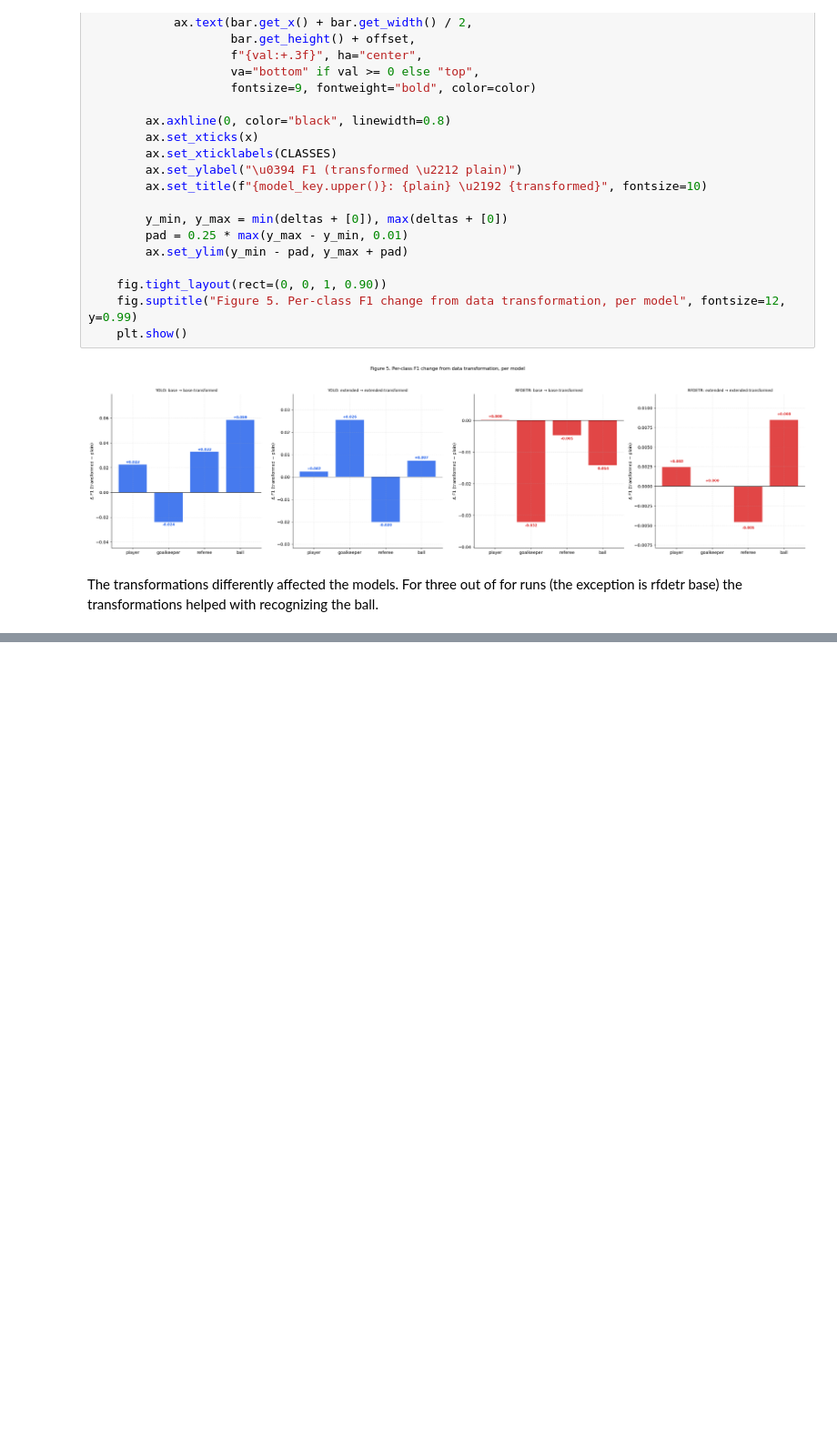
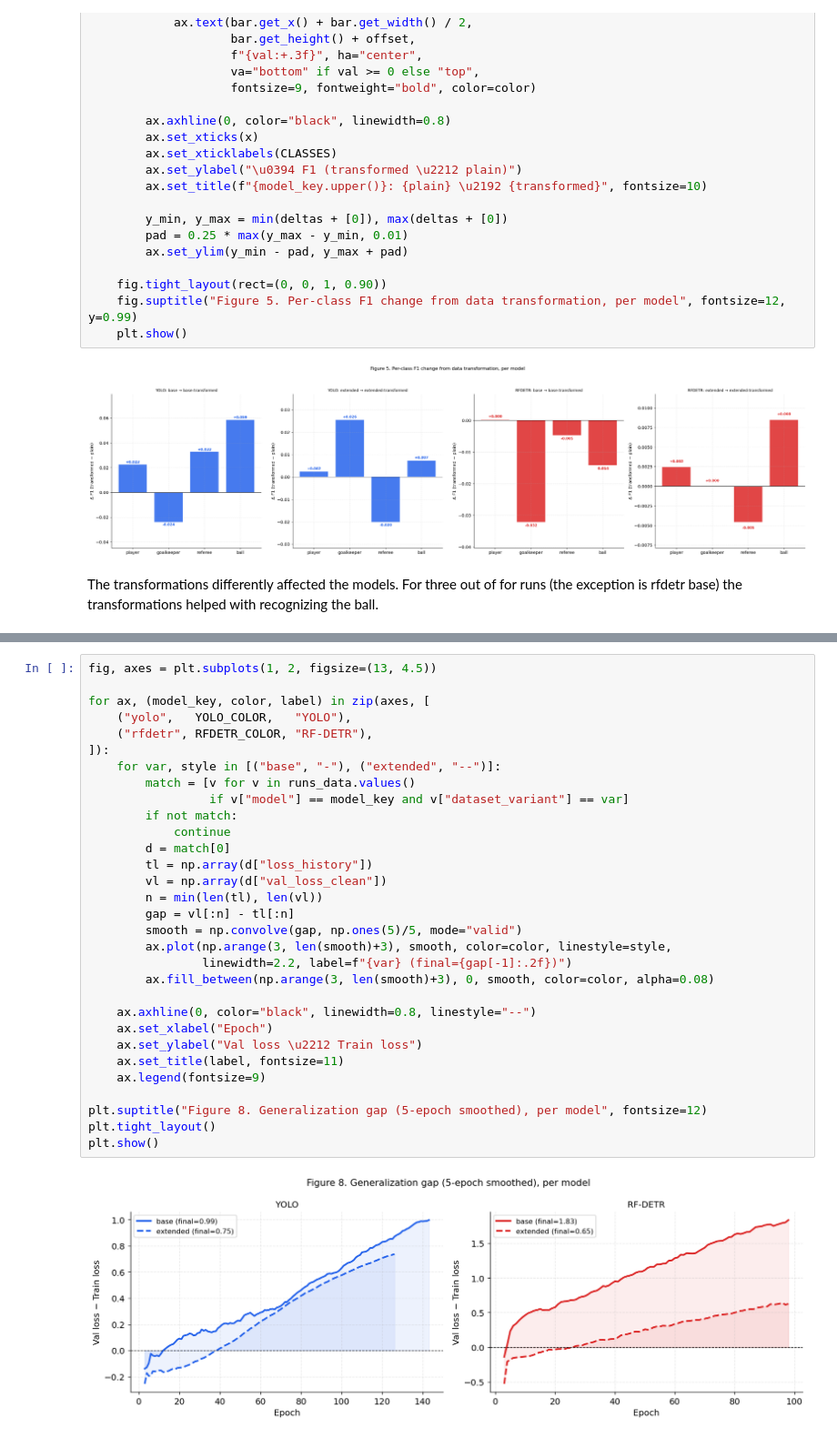
Before and after one commit to piotrczech/football-video-action-recognition, a Jupyter notebook: notebooks/22_yolo_vs_rfdetr_part1.ipynb, the cells around one changed output, grey strips where cells are left out. Shown at 91% size. Cells and saved outputs as stored; diff of their text form; blank space fills up the shorter version.

```diff
--- a/notebooks/22_yolo_vs_rfdetr_part1.ipynb
+++ b/notebooks/22_yolo_vs_rfdetr_part1.ipynb
@@ -597,0 +670,33 @@ The transformations differently affected the models. For three out of for runs (
+# %%
+fig, axes = plt.subplots(1, 2, figsize=(13, 4.5))
+
+for ax, (model_key, color, label) in zip(axes, [
+    ("yolo",   YOLO_COLOR,   "YOLO"),
+    ("rfdetr", RFDETR_COLOR, "RF-DETR"),
+]):
+    for var, style in [("base", "-"), ("extended", "--")]:
+        match = [v for v in runs_data.values()
+                 if v["model"] == model_key and v["dataset_variant"] == var]
+        if not match:
+            continue
+        d = match[0]
+        tl = np.array(d["loss_history"])
+        vl = np.array(d["val_loss_clean"])
+        n = min(len(tl), len(vl))
+        gap = vl[:n] - tl[:n]
+        smooth = np.convolve(gap, np.ones(5)/5, mode="valid")
+        ax.plot(np.arange(3, len(smooth)+3), smooth, color=color, linestyle=style,
+                linewidth=2.2, label=f"{var} (final={gap[-1]:.2f})")
+        ax.fill_between(np.arange(3, len(smooth)+3), 0, smooth, color=color, alpha=0.08)
+
+    ax.axhline(0, color="black", linewidth=0.8, linestyle="--")
+    ax.set_xlabel("Epoch")
+    ax.set_ylabel("Val loss \u2212 Train loss")
+    ax.set_title(label, fontsize=11)
+    ax.legend(fontsize=9)
+
+plt.suptitle("Figure 8. Generalization gap (5-epoch smoothed), per model", fontsize=12)
+plt.tight_layout()
+plt.show()
+# %% [output]
+[figure, added]
```
Also changed, not shown: parts of 21 cells of this notebook.
